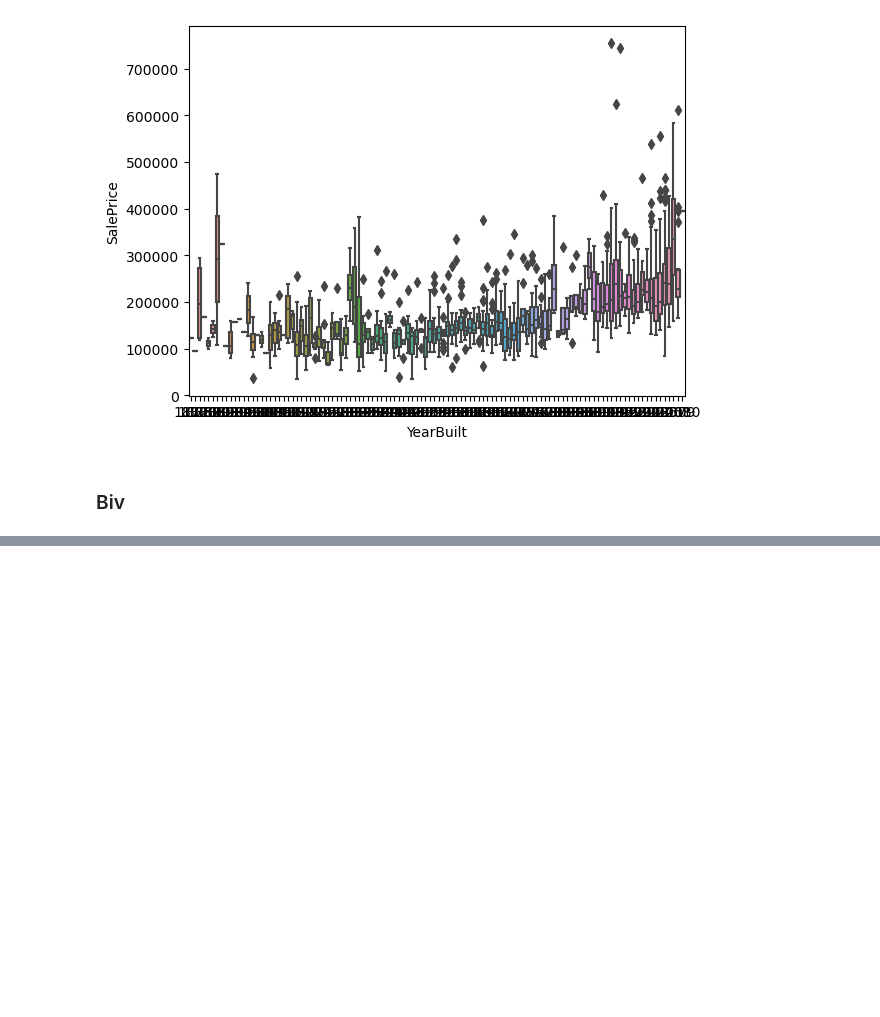
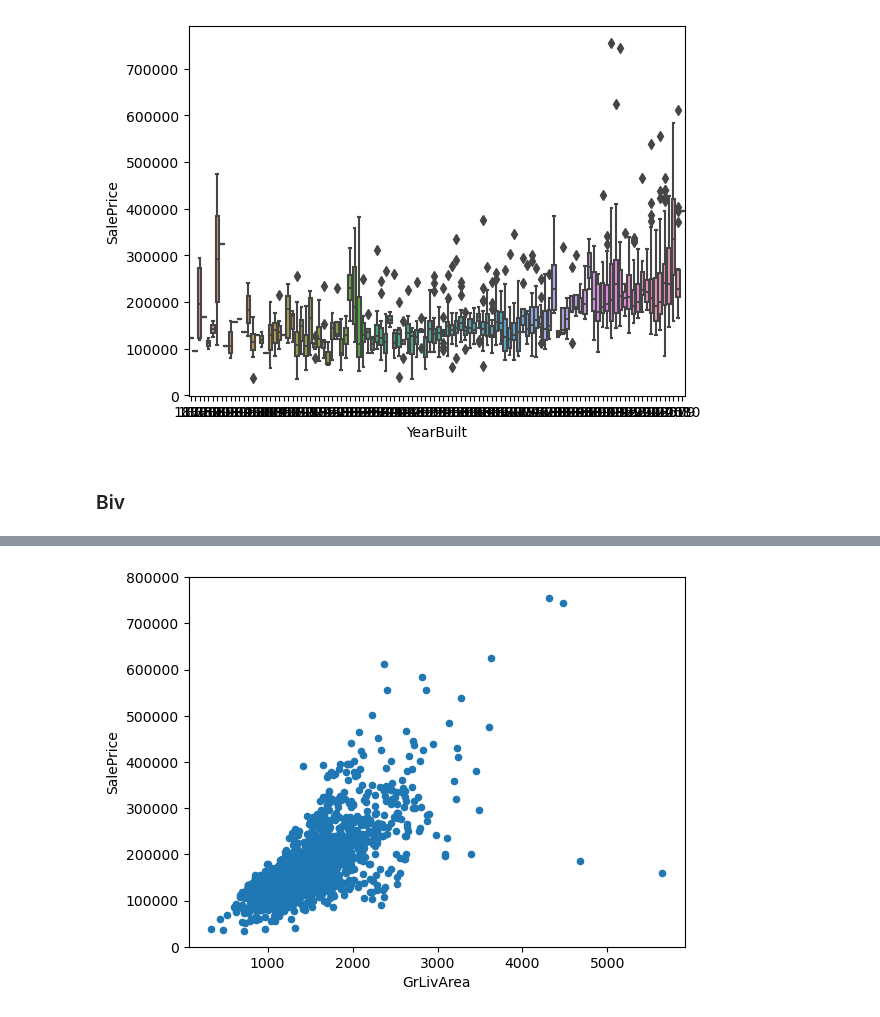
Before and after one commit to prajagopal1992/Projects-2023, a Jupyter notebook: Comprehensive data exploration with Python.ipynb, the cells around one changed output, grey strips where cells are left out. Cells and saved outputs as stored; diff of their text form; code cells hidden in the pictures; blank space fills up the shorter version.

```diff
--- a/Comprehensive data exploration with Python.ipynb
+++ b/Comprehensive data exploration with Python.ipynb
@@ -112,0 +147,9 @@ sns.heatmap(corrmat)
+# %%
+total = df_train.isnull().sum().sort_values(ascending=False)
+
+percent = (df_train.isnull().sum() /
+           df_train.isnull().count()).sort_values(ascending=False)
+
+missing_data = pd.concat([total, percent], axis=1, keys=['Total','Percent'])
+
+missing_data.head(25)
@@ -112,0 +174,5 @@ sns.heatmap(corrmat)
+# %%
+#dealing with missing data
+df_train = df_train.drop((missing_data[missing_data['Total'] > 1]).index,1)
+df_train = df_train.drop(df_train.loc[df_train['Electrical'].isnull()].index)
+df_train.isnull().sum().max() #just checking that there's no missing data missing...
@@ -112,0 +210,7 @@ sns.heatmap(corrmat)
+# %%
+#bivariate analysis saleprice/grlivarea
+var = 'GrLivArea'
+data = pd.concat([df_train['SalePrice'], df_train[var]], axis=1)
+data.plot.scatter(x=var, y='SalePrice', ylim=(0,800000));
+# %% [output]
+[figure, added]
```
Also changed, not shown: parts of 32 cells of this notebook.
